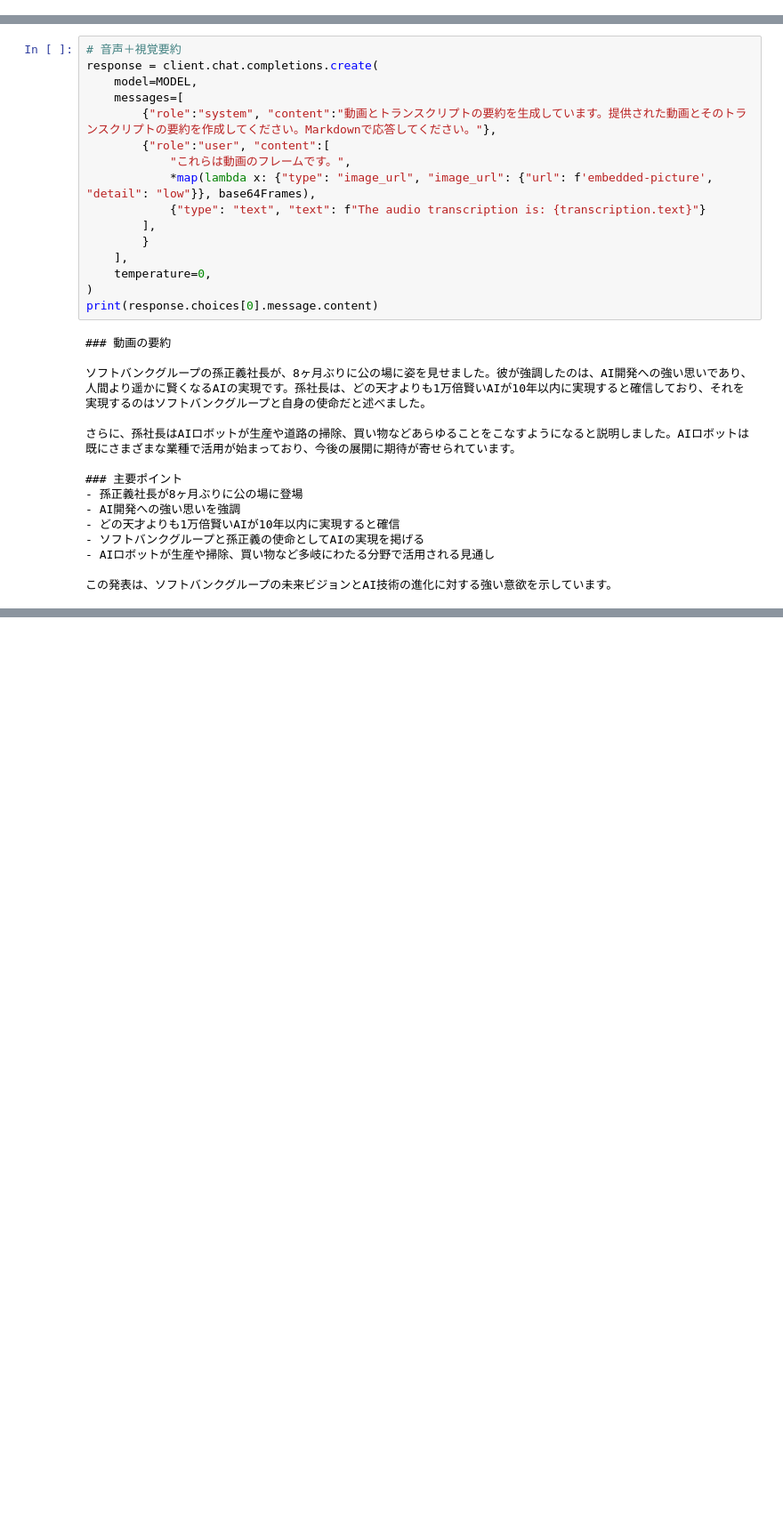
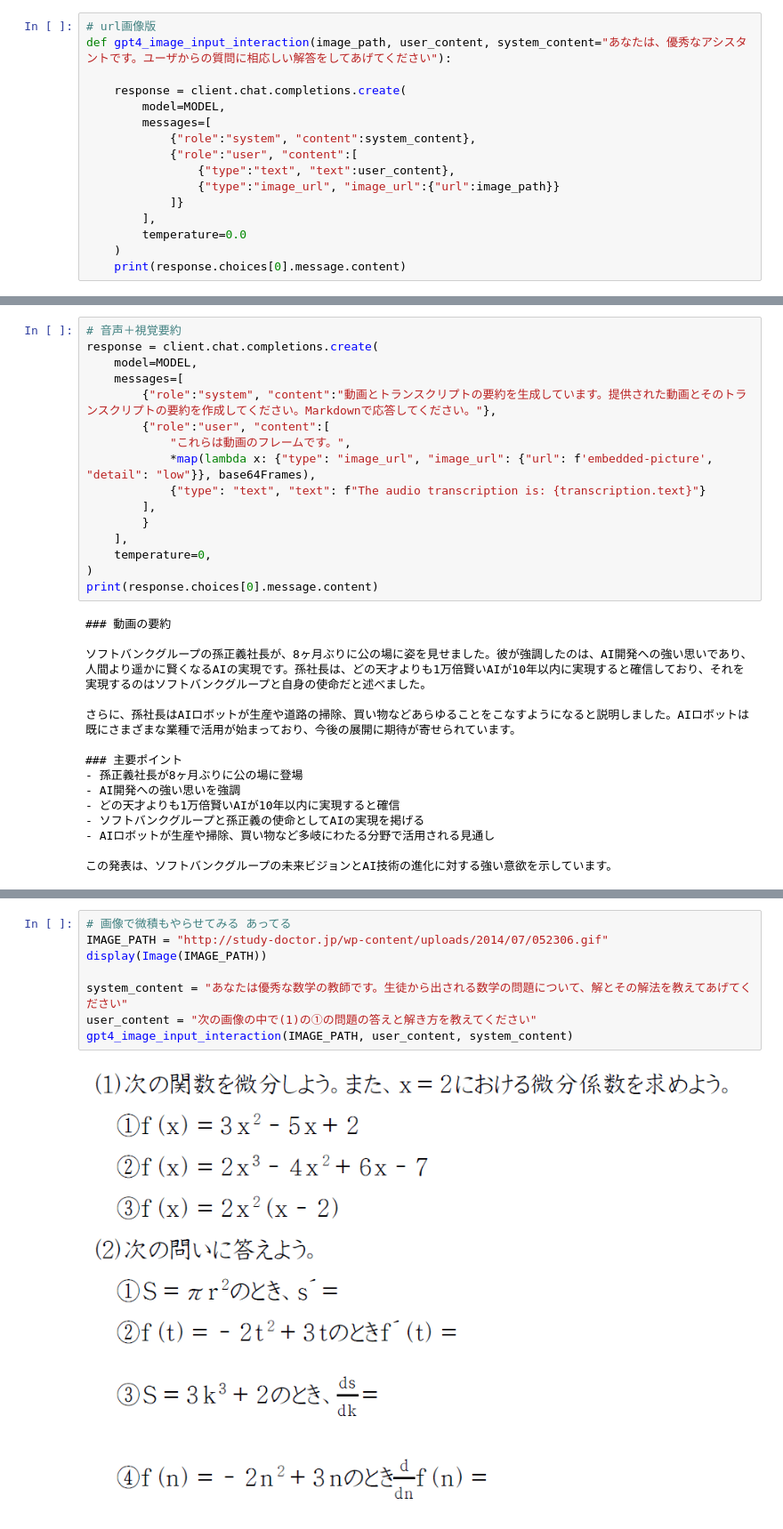
Before and after one commit to Apoaporon/LLM-study, a Jupyter notebook: gpt4o_poc.ipynb, the cells around one changed output, grey strips where cells are left out. Shown at 89% size. Saved outputs shown, nothing was run; the diff lists cells and outputs as text; blank space fills up the shorter version.

```diff
--- a/gpt4o_poc.ipynb
+++ b/gpt4o_poc.ipynb
@@ -28,0 +66,16 @@ assistant:もちろんです！2 + 2 は 4 です。他に質問があれば、
+# %%
+# url画像版
+def gpt4_image_input_interaction(image_path, user_content, system_content="あなたは、優秀なアシスタントです。ユーザからの質問に相応しい解答をしてあげてください"):
+
+    response = client.chat.completions.create(
+        model=MODEL,
+        messages=[
+            {"role":"system", "content":system_content},
+            {"role":"user", "content":[
+                {"type":"text", "text":user_content},
+                {"type":"image_url", "image_url":{"url":image_path}}
+            ]}
+        ],
+        temperature=0.0
+    )
+    print(response.choices[0].message.content)
@@ -227,0 +290,10 @@ print(response.choices[0].message.content)
+# %%
+# 画像で微積もやらせてみる あってる
+IMAGE_PATH = "http://study-doctor.jp/wp-content/uploads/2014/07/052306.gif"
+display(Image(IMAGE_PATH))
+
+system_content = "あなたは優秀な数学の教師です。生徒から出される数学の問題について、解とその解法を教えてあげてください"
+user_content = "次の画像の中で(1)の①の問題の答えと解き方を教えてください"
+gpt4_image_input_interaction(IMAGE_PATH, user_content, system_content)
+# %% [output]
+[figure, added]
```
Also changed, not shown: parts of 36 cells of this notebook, 1 other file.
